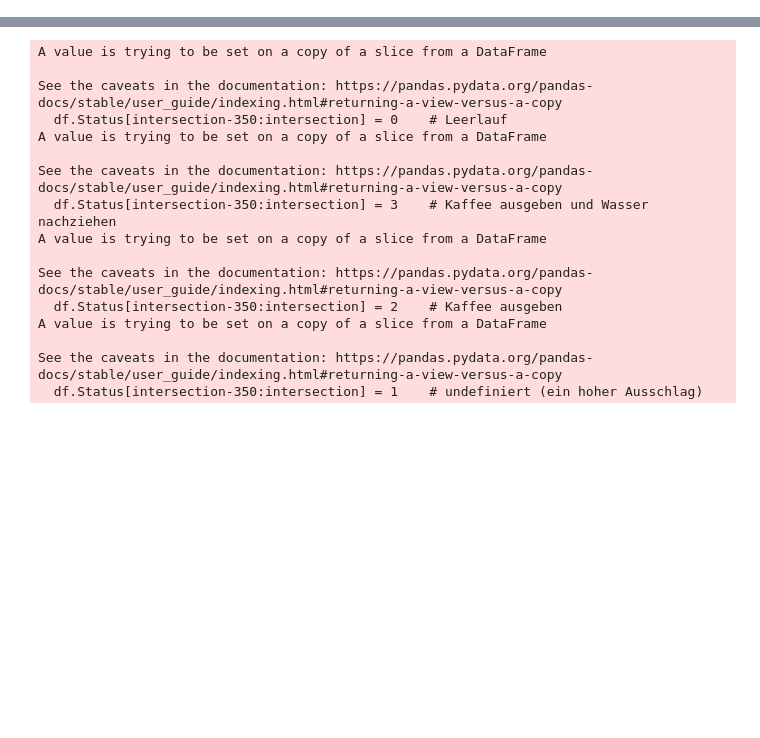
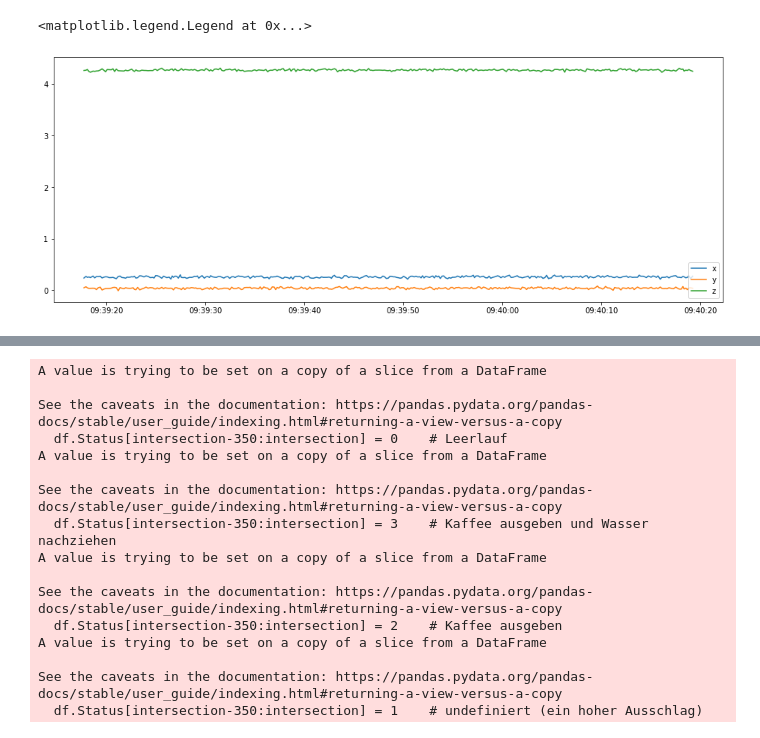
Before and after one commit to juliansaar/Innoprojekt, a Jupyter notebook: Kaffee_Zustandserkennung.ipynb, the cells around one changed output, grey strips where cells are left out. Drawn from its saved outputs; the diff is of its cells as text; code cells hidden in the pictures; blank space fills up the shorter version.

```diff
--- a/Kaffee_Zustandserkennung.ipynb
+++ b/Kaffee_Zustandserkennung.ipynb
@@ -126,0 +132,12 @@ plt.legend(loc=4)
+# %%
+# Ausschnitt Leerlauf
+intersection = 1480000 - 5791
+fig, ax = plt.subplots(figsize=(16,6))
+ax.plot(df.time[intersection-350 : intersection], df.x[intersection-350 : intersection], label="x")
+ax.plot(df.time[intersection-350 : intersection], df.y[intersection-350 : intersection], label='y')
+ax.plot(df.time[intersection-350 : intersection], df.z[intersection-350 : intersection], label='z')
+
+plt.legend(loc=4)
+# %% [output]
+<matplotlib.legend.Legend at 0x...>
+[figure, added]
```
Also changed, not shown: parts of 26 cells of this notebook, 2 other files.
